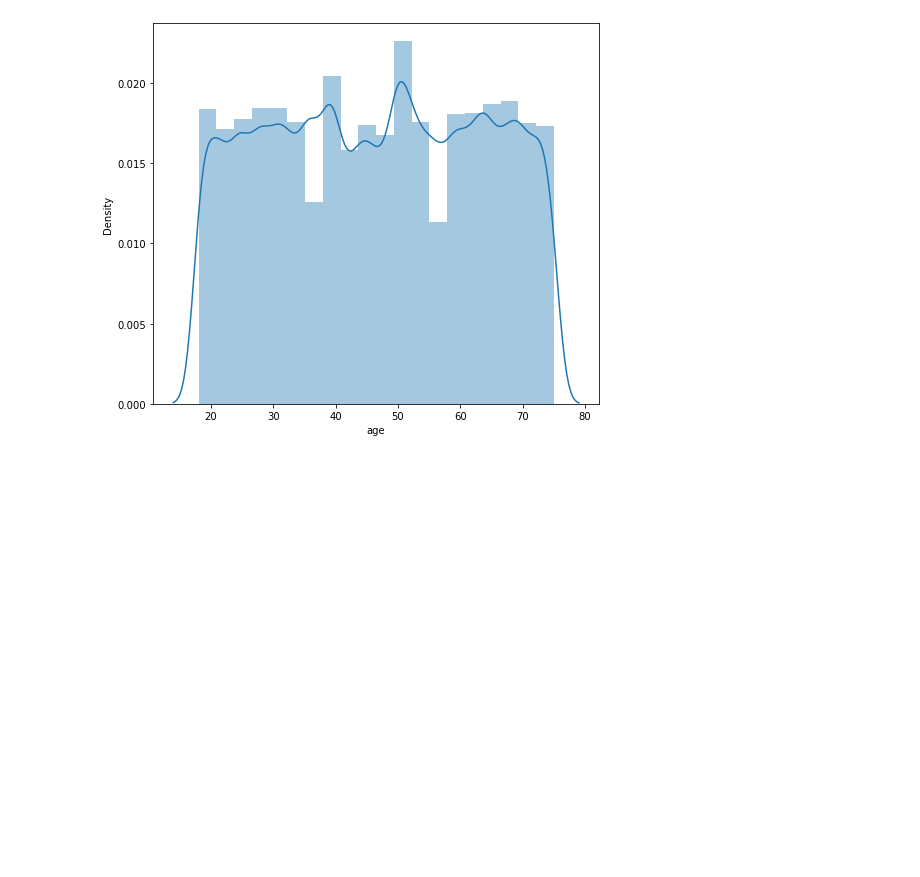
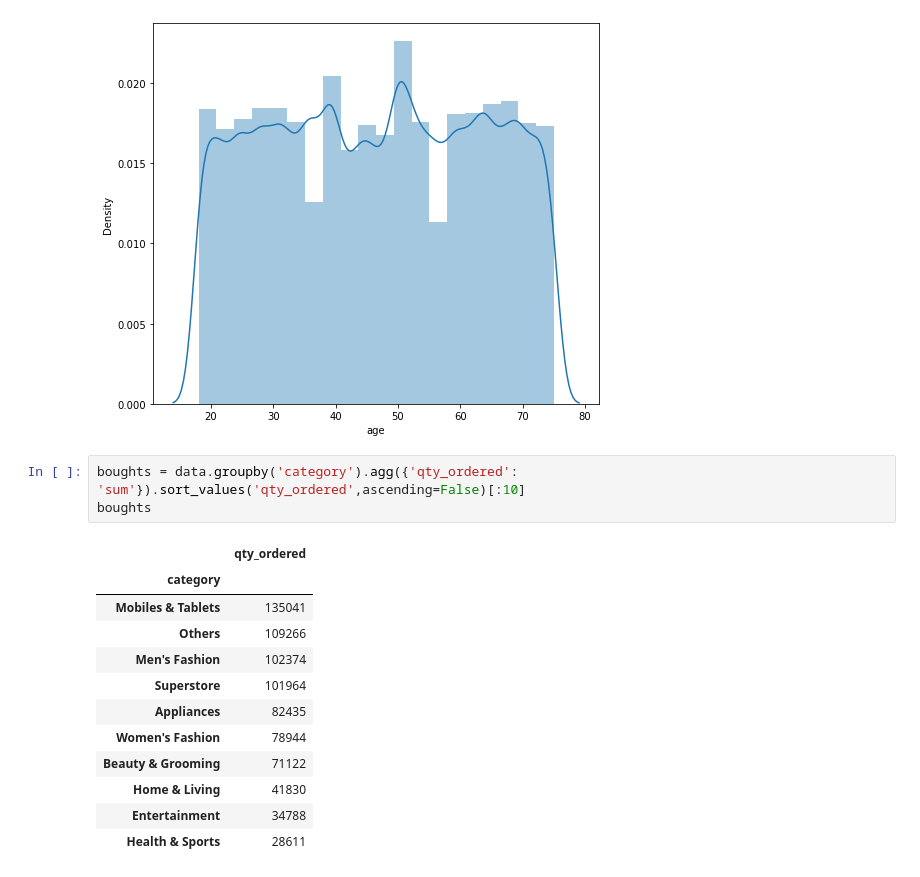
Before and after one commit to Nitish36/Customer_Analysis_Hackathon_DA, a Jupyter notebook: CustomerAnalysis.ipynb, the cells around one changed output. Drawn from its saved outputs; the diff is of its cells as text; blank space fills up the shorter version.

```diff
--- a/CustomerAnalysis.ipynb
+++ b/CustomerAnalysis.ipynb
@@ -208,3 +208,19 @@ sn.distplot(data['age'],bins=20)
 plt.show()
 # %% [output]
 [figure]
+# %%
+boughts = data.groupby('category').agg({'qty_ordered': 'sum'}).sort_values('qty_ordered',ascending=False)[:10]
+boughts
+# %% [output]
+|  | qty_ordered |
+| category |  |
+| Mobiles & Tablets | 135041 |
+| Others | 109266 |
+| Men's Fashion | 102374 |
+| Superstore | 101964 |
+| Appliances | 82435 |
+| Women's Fashion | 78944 |
+| Beauty & Grooming | 71122 |
+| Home & Living | 41830 |
+| Entertainment | 34788 |
+| Health & Sports | 28611 |
```
Also changed, not shown: parts of 15 cells of this notebook.
